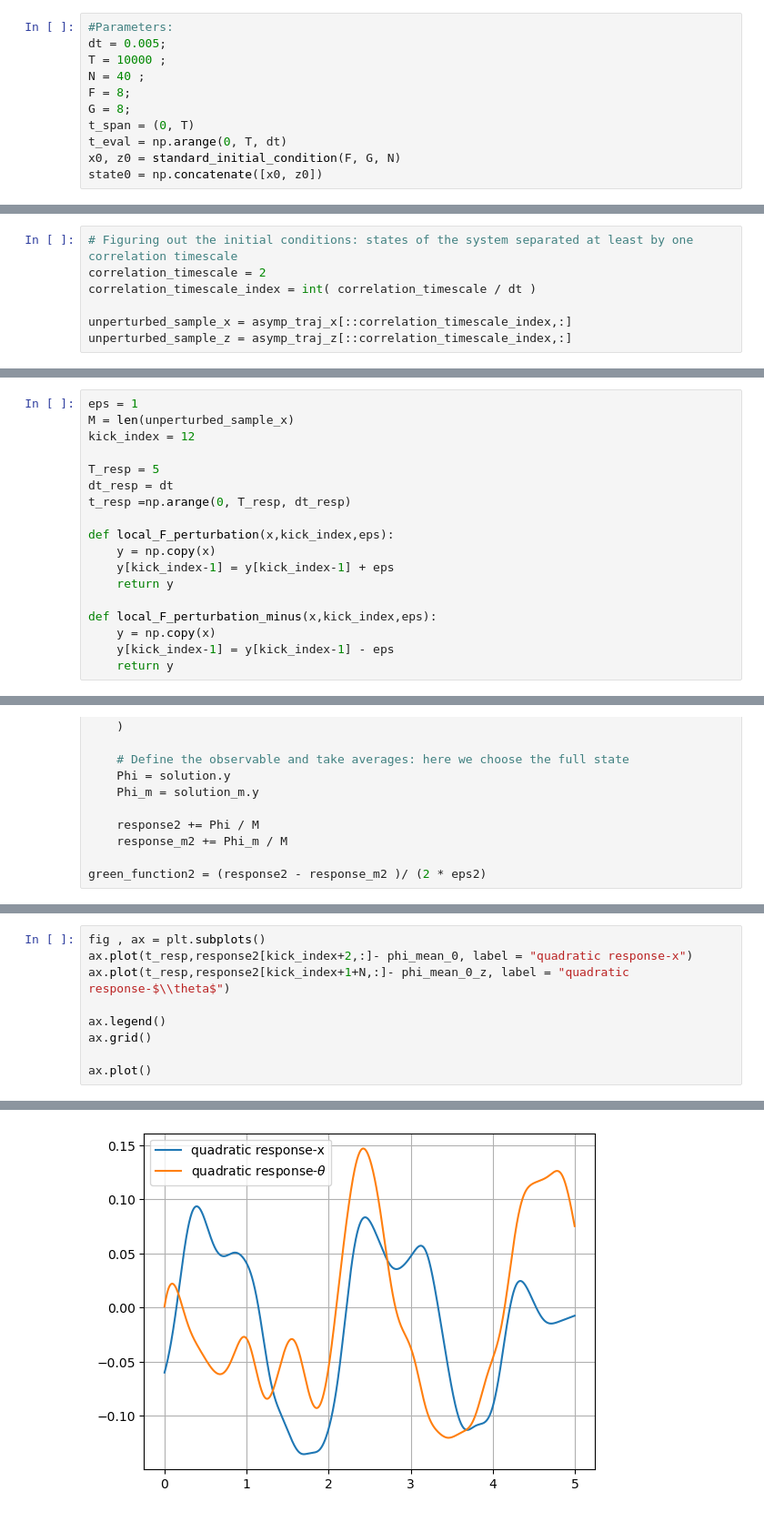
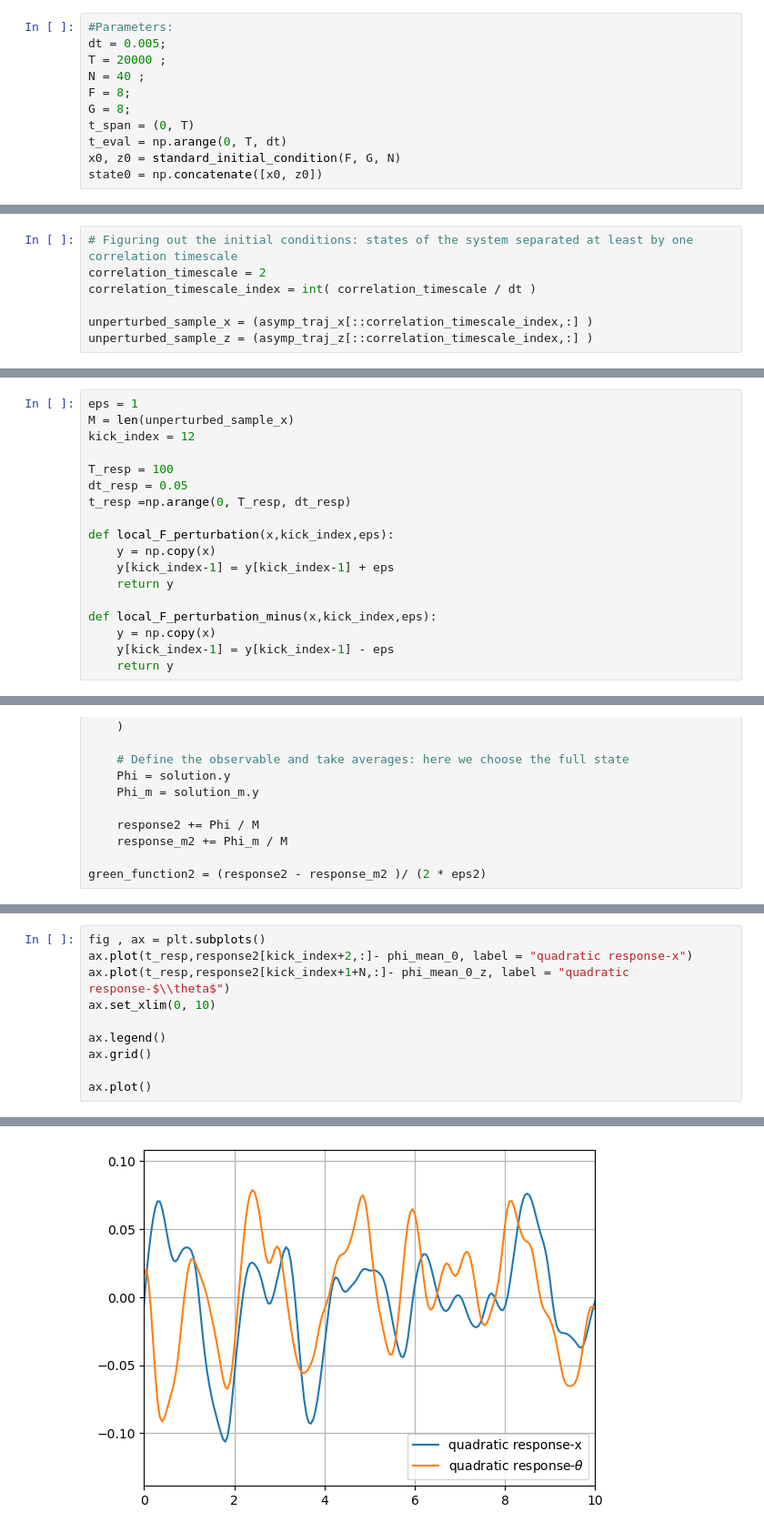
Before and after one commit to SarahYousefi240/L96-2V, a Jupyter notebook: Lorents_96_2V_Local.ipynb, the cells around one changed output, grey strips where cells are left out. Shown at 91% size. Saved outputs shown, nothing was run; the diff lists cells and outputs as text.

```diff
--- a/Lorents_96_2V_Local.ipynb
+++ b/Lorents_96_2V_Local.ipynb
@@ -93,7 +93,7 @@ def standard_initial_condition(F,G,N):
 # %%
 #Parameters:
 dt = 0.005;
-T = 10000 ;
+T = 20000 ;
 N = 40 ;
 F = 8;
 G = 8;
@@ -285,5 +292,5 @@ ax.grid()
 correlation_timescale = 2
 correlation_timescale_index = int( correlation_timescale / dt )
 
-unperturbed_sample_x = asymp_traj_x[::correlation_timescale_index,:]
-unperturbed_sample_z = asymp_traj_z[::correlation_timescale_index,:]
+unperturbed_sample_x = (asymp_traj_x[::correlation_timescale_index,:] )
+unperturbed_sample_z = (asymp_traj_z[::correlation_timescale_index,:] )
@@ -302,8 +313,8 @@ eps = 1
 M = len(unperturbed_sample_x)
 kick_index = 12
 
-T_resp = 5
-dt_resp = dt
+T_resp = 100
+dt_resp = 0.05
 t_resp =np.arange(0, T_resp, dt_resp)
 
 def local_F_perturbation(x,kick_index,eps):
@@ -541,12 +556,13 @@ ax.plot()
 # %%
 fig , ax = plt.subplots()
 ax.plot(t_resp,response2[kick_index+2,:]- phi_mean_0, label = "quadratic response-x")
 ax.plot(t_resp,response2[kick_index+1+N,:]- phi_mean_0_z, label = "quadratic response-$\\theta$")
+ax.set_xlim(0, 10)
 
 ax.legend()
 ax.grid()
 
 ax.plot()
 # %% [output]
 []
-[figure, old version]
+[figure, new version]
```
Also changed, not shown: parts of 19 cells of this notebook.
